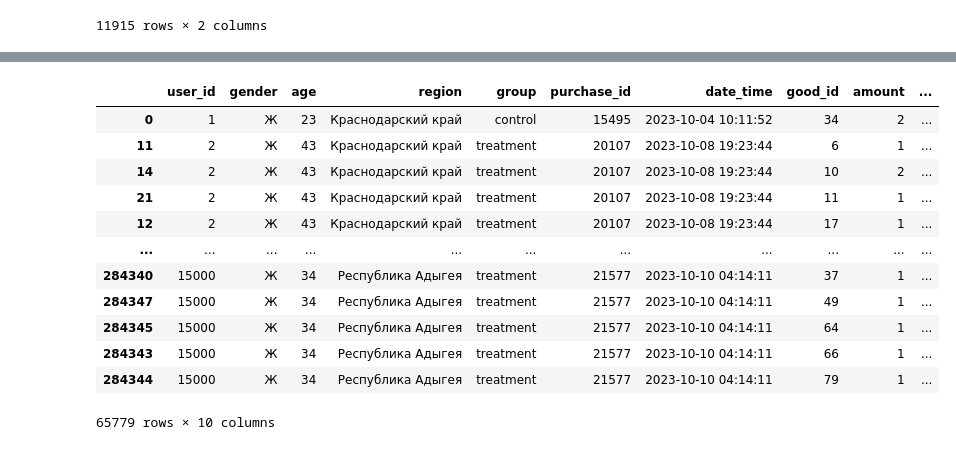
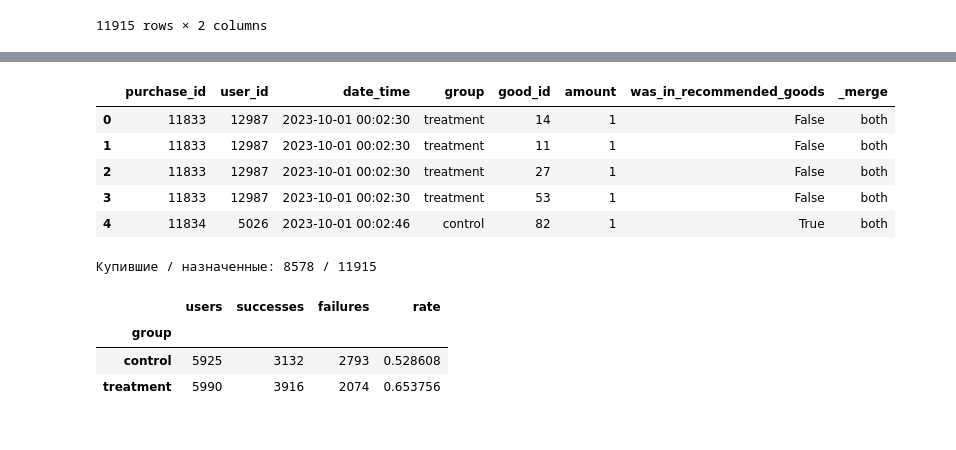
Before and after one commit to rtvtosic/Effectiveness-of-recommendation-system, a Jupyter notebook: notebook.ipynb, the cells around one changed output, grey strips where cells are left out. Cells and saved outputs as stored; diff of their text form; code cells hidden in the pictures.

Commit message:
fixed results

```diff
--- a/notebook.ipynb
+++ b/notebook.ipynb
@@ -53,10 +59,10 @@ from math import floor
 # %%
-# чтение данных
-user = pd.read_csv("data/user.csv")
-user_ab_group = pd.read_csv("data/user_ab_group.csv")
-good = pd.read_csv("data/good.csv")
-user_purchase = pd.read_csv("data/user_purchase.csv")
-purchase_good = pd.read_csv("data/purchase_good.csv")
+# Впишите пути к вашим исходным CSV. Пустые строки оставлены намеренно.
+user = pd.read_csv('C:/Effectiveness-of-recommendation-system/data/user.csv')
+user_ab_group = pd.read_csv('C:/Effectiveness-of-recommendation-system/data/user_ab_group.csv')
+good = pd.read_csv('C:/Effectiveness-of-recommendation-system/data/good.csv')
+user_purchase = pd.read_csv('C:/Effectiveness-of-recommendation-system/data/user_purchase.csv')
+purchase_good = pd.read_csv('C:/Effectiveness-of-recommendation-system/data/purchase_good.csv')
 # %%
 user.head()
 # %% [output]
@@ -310,5 +321,22 @@ user_ab_group.head()
 | 3 | 13267 | control |
 | 4 | 5636 | control |
 # %%
-control_group = set(user_ab_group[user_ab_group['group'] == 'control']['user_id'])
-treatment_group = set(user_ab_group[user_ab_group['group'] == 'treatment']['user_id'])
+def validate_assignments(assignments):
+    groups = assignments[['user_id', 'group']].copy()
+    if not (not groups.isna().any().any()):
+        raise ValueError('Пропуски в назначениях')
+    if not (groups['user_id'].is_unique):
+        raise ValueError('Повторное назначение user_id')
+    if not (set(groups['group']) == {'control', 'treatment'}):
+        raise ValueError('Ожидаются control и treatment')
+    return groups
+
+assignment_base = validate_assignments(user_ab_group)
+if not (len(assignment_base) == EXPECTED_ASSIGNED):
+    raise ValueError(f'Ожидалось {EXPECTED_ASSIGNED} назначений, получено {len(assignment_base)}. Проверьте версию выгрузки; не сокращайте базу до покупателей.')
+if not (user['user_id'].notna().all() and user['user_id'].is_unique):
+    raise ValueError('Неуникальный ключ справочника user')
+assignment_profiles = assignment_base.merge(user, on='user_id', how='left', validate='one_to_one', indicator=True)
+print('Назначения без профиля (не исключаются из метрики):', int(assignment_profiles['_merge'].eq('left_only').sum()))
+assigned_control_ids = set(assignment_base.loc[assignment_base['group'].eq('control'), 'user_id'])
+assigned_treatment_ids = set(assignment_base.loc[assignment_base['group'].eq('treatment'), 'user_id'])
@@ -460,31 +581,27 @@ t2
 # %%
-ab_result_table = t3[(t3['date_time'] >= '2023-10-01') & (t3['date_time'] <= '2023-10-14')]
+# Окно уже применено ДО соединения товаров; весь день 14 октября включён.
+ab_result_table = period_lines
 # %%
-ab_result_table
+ab_result_table.head()
 # %% [output]
-|  | user_id | gender | age | region | group | purchase_id | date_time | good_id | amount | ... |
-| 0 | 1 | Ж | 23 | Краснодарский край | control | 15495 | 2023-10-04 10:11:52 | 34 | 2 | ... |
-| 11 | 2 | Ж | 43 | Краснодарский край | treatment | 20107 | 2023-10-08 19:23:44 | 6 | 1 | ... |
-| 14 | 2 | Ж | 43 | Краснодарский край | treatment | 20107 | 2023-10-08 19:23:44 | 10 | 2 | ... |
-| 21 | 2 | Ж | 43 | Краснодарский край | treatment | 20107 | 2023-10-08 19:23:44 | 11 | 1 | ... |
-| 12 | 2 | Ж | 43 | Краснодарский край | treatment | 20107 | 2023-10-08 19:23:44 | 17 | 1 | ... |
-| ... | ... | ... | ... | ... | ... | ... | ... | ... | ... | ... |
-| 284340 | 15000 | Ж | 34 | Республика Адыгея | treatment | 21577 | 2023-10-10 04:14:11 | 37 | 1 | ... |
-| 284347 | 15000 | Ж | 34 | Республика Адыгея | treatment | 21577 | 2023-10-10 04:14:11 | 49 | 1 | ... |
-| 284345 | 15000 | Ж | 34 | Республика Адыгея | treatment | 21577 | 2023-10-10 04:14:11 | 64 | 1 | ... |
-| 284343 | 15000 | Ж | 34 | Республика Адыгея | treatment | 21577 | 2023-10-10 04:14:11 | 66 | 1 | ... |
-| 284344 | 15000 | Ж | 34 | Республика Адыгея | treatment | 21577 | 2023-10-10 04:14:11 | 79 | 1 | ... |
+|  | purchase_id | user_id | date_time | group | good_id | amount | was_in_recommended_goods | _merge |
+| 0 | 11833 | 12987 | 2023-10-01 00:02:30 | treatment | 14 | 1 | False | both |
+| 1 | 11833 | 12987 | 2023-10-01 00:02:30 | treatment | 11 | 1 | False | both |
+| 2 | 11833 | 12987 | 2023-10-01 00:02:30 | treatment | 27 | 1 | False | both |
+| 3 | 11833 | 12987 | 2023-10-01 00:02:30 | treatment | 53 | 1 | False | both |
+| 4 | 11834 | 5026 | 2023-10-01 00:02:46 | control | 82 | 1 | True | both |
-65779 rows × 10 columns
 # %%
-ab_result_table['user_id'].unique()
-treatment_group = ab_result_table[ab_result_table['group'] == 'treatment']['user_id'].unique()
-control_group = ab_result_table[ab_result_table['group'] == 'control']['user_id'].unique()
+# Отдельные имена: множества исходных назначений не переопределяются.
+observed_purchase_user_ids = set(period_purchases['user_id'])
+print('Купившие / назначенные:', len(observed_purchase_user_ids), '/', len(assignment_base))
+# %% [output]
+Купившие / назначенные: 8578 / 11915
 # %%
-d1 = ab_result_table.groupby(['user_id', 'group'], as_index=False) \
-                .agg({'was_in_recommended_goods': 'max'})
-d1['was_in_recommended_goods'] = d1['was_in_recommended_goods'].astype(int)
-
-d2 = d1.groupby('group', as_index=False) \
-    .agg({'was_in_recommended_goods': 'mean'}) \
-    .rename(columns={'was_in_recommended_goods': 'metric'})
+# Метрика по всем назначенным, в том числе пользователям без покупок (False).
+display(d2)
+# %% [output]
+|  | users | successes | failures | rate |
+| group |  |  |  |  |
+| control | 5925 | 3132 | 2793 | 0.528608 |
+| treatment | 5990 | 3916 | 2074 | 0.653756 |
 # %%
```
Also changed, not shown: parts of 40 cells of this notebook, 1 other file.
